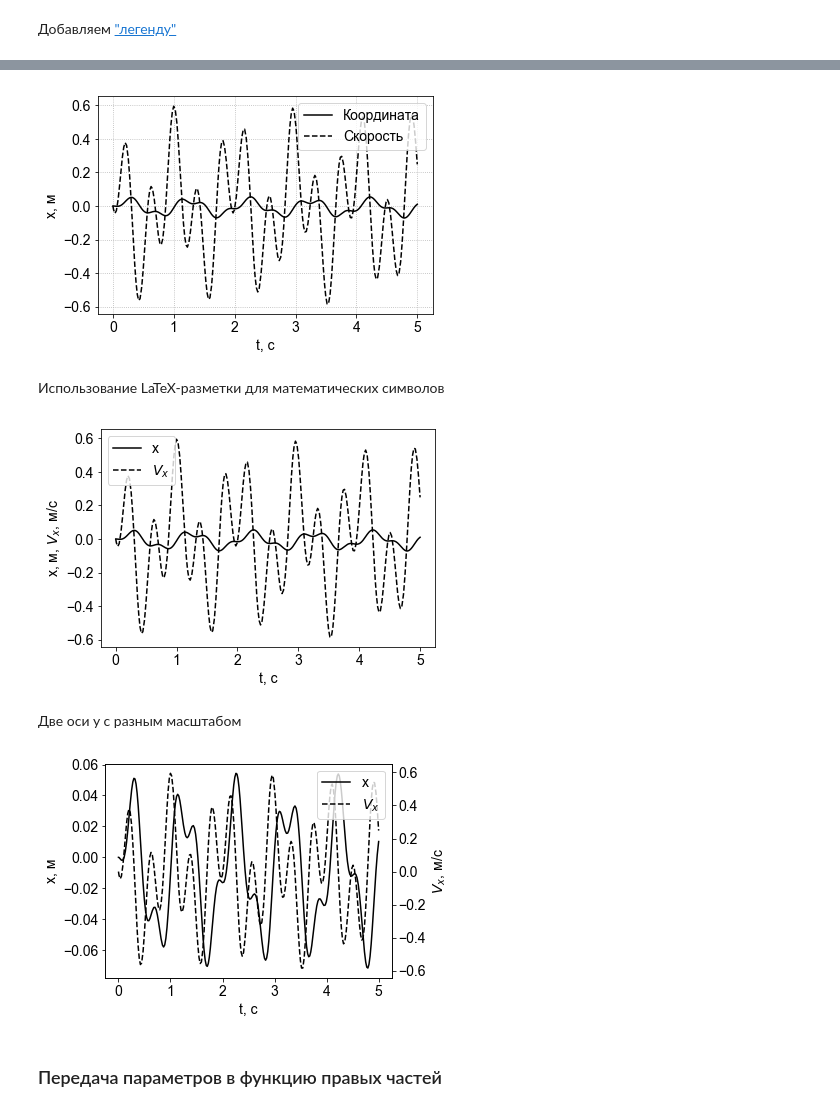
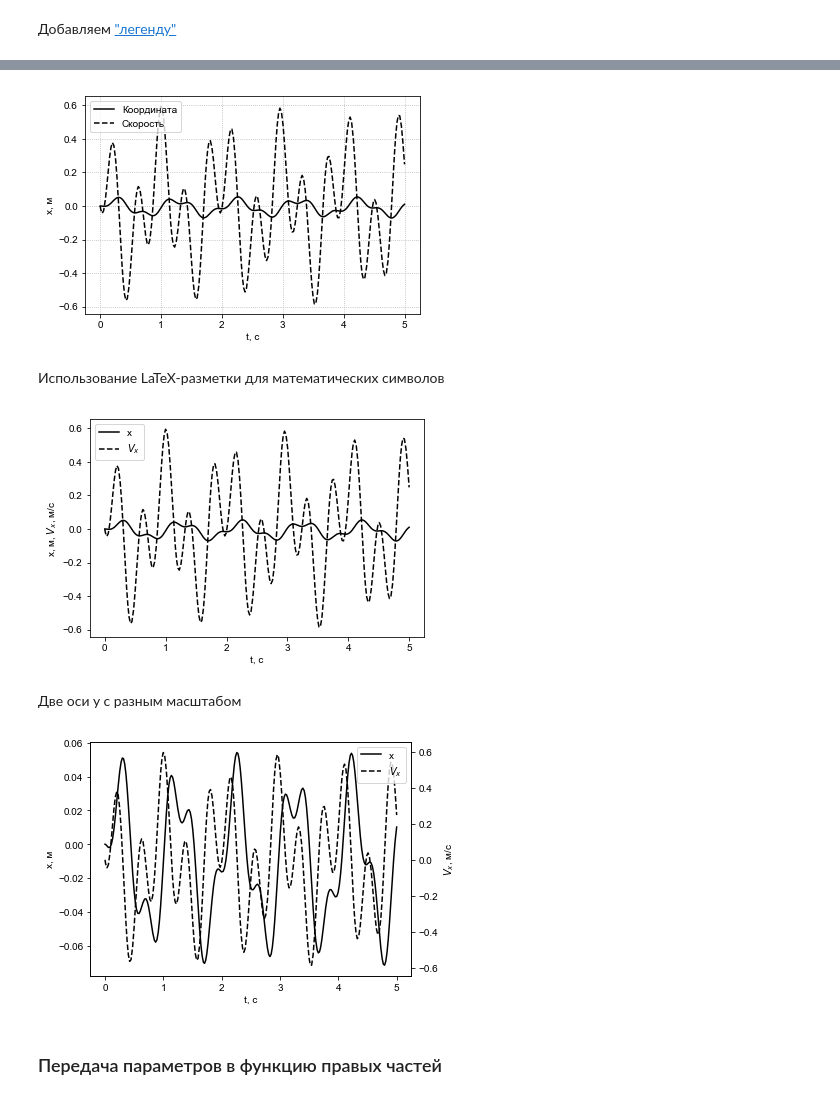
Before and after one commit to Kidinnu/classes_graphics, a Jupyter notebook: Лекция_2/Solve_ODE_and_plot.ipynb, the cells around one changed output, grey strips where cells are left out. Drawn from its saved outputs; the diff is of its cells as text; code cells hidden in the pictures.

```diff
--- a/Лекция_2/Solve_ODE_and_plot.ipynb
+++ b/Лекция_2/Solve_ODE_and_plot.ipynb
@@ -245,7 +244,7 @@ import matplotlib.pyplot as plt
 # Зададим параметры графиков по умолчанию
 #
 # Ширина и высота графика в дюймах
-plt.rcParams["figure.figsize"] = (15/2.5,10/2.5)
+plt.rcParams["figure.figsize"] = (17/2.5,10/2.5)
 # Размер шрифта
 plt.rcParams["font.size"] = 14
 # Тип шрифта
@@ -262,12 +283,12 @@ plt.grid(True,linestyle='dotted');
 # %%
 plt.plot(sol.t,sol.y[0],'k-',   sol.t,sol.y[1],'k--');
 plt.xlabel('t, c');
 plt.ylabel('x, м');
 plt.grid(True,linestyle='dotted');
 #
-plt.legend(('Координата','Скорость'));
+plt.legend(('Координата','Скорость'), loc = 'upper left');
 # %% [output]
-[figure, old version]
+[figure, new version]
 # %% [markdown]
 Использование LaTeX-разметки для математических символов
 # %%
@@ -280,7 +301,7 @@ plt.legend(('x','$V_x$'));
 #
 plt.savefig("x_Vx.png",dpi=300)
 # %% [output]
-[figure, old version]
+[figure, new version]
 # %% [markdown]
 Две оси y с разным масштабом
 # %%
@@ -298,7 +319,7 @@ fig.legend(loc=1, bbox_to_anchor=(1,1), bbox_transform=ax1.transAxes)
 fig.tight_layout()
 plt.show()
 # %% [output]
-[figure, old version]
+[figure, new version]
 # %% [markdown]
 ### Передача параметров в функцию правых частей
 # %% [markdown]
```
Also changed, not shown: parts of 32 cells of this notebook.
